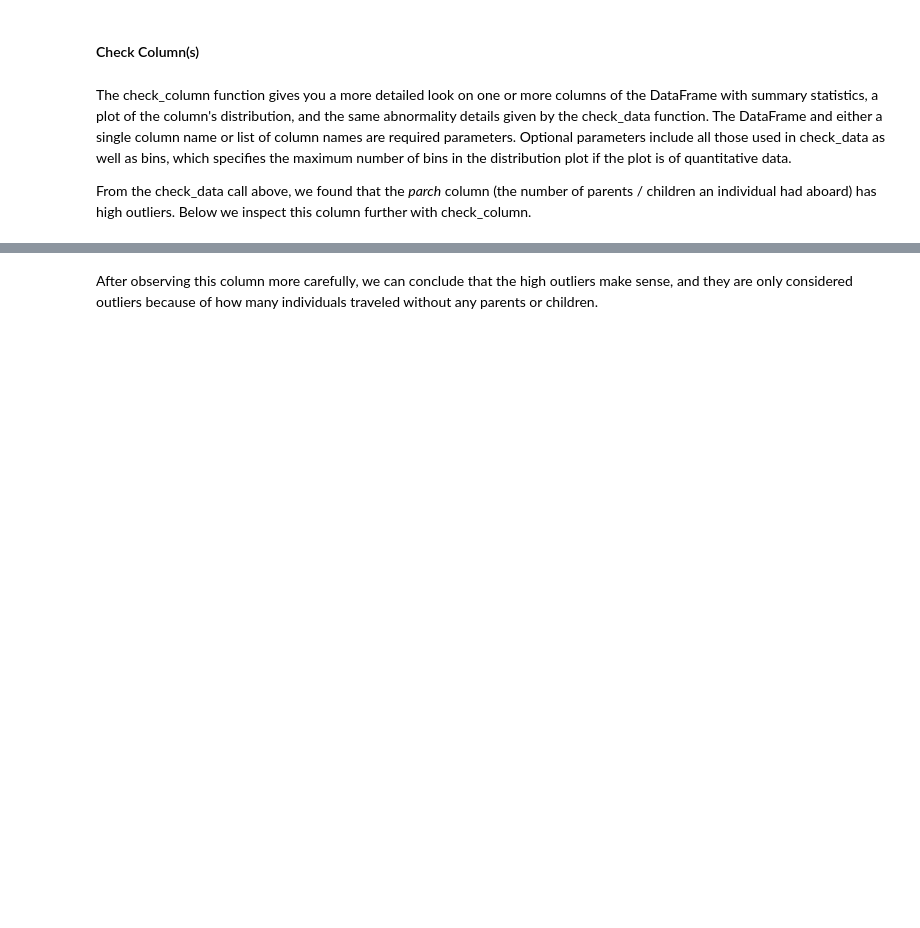
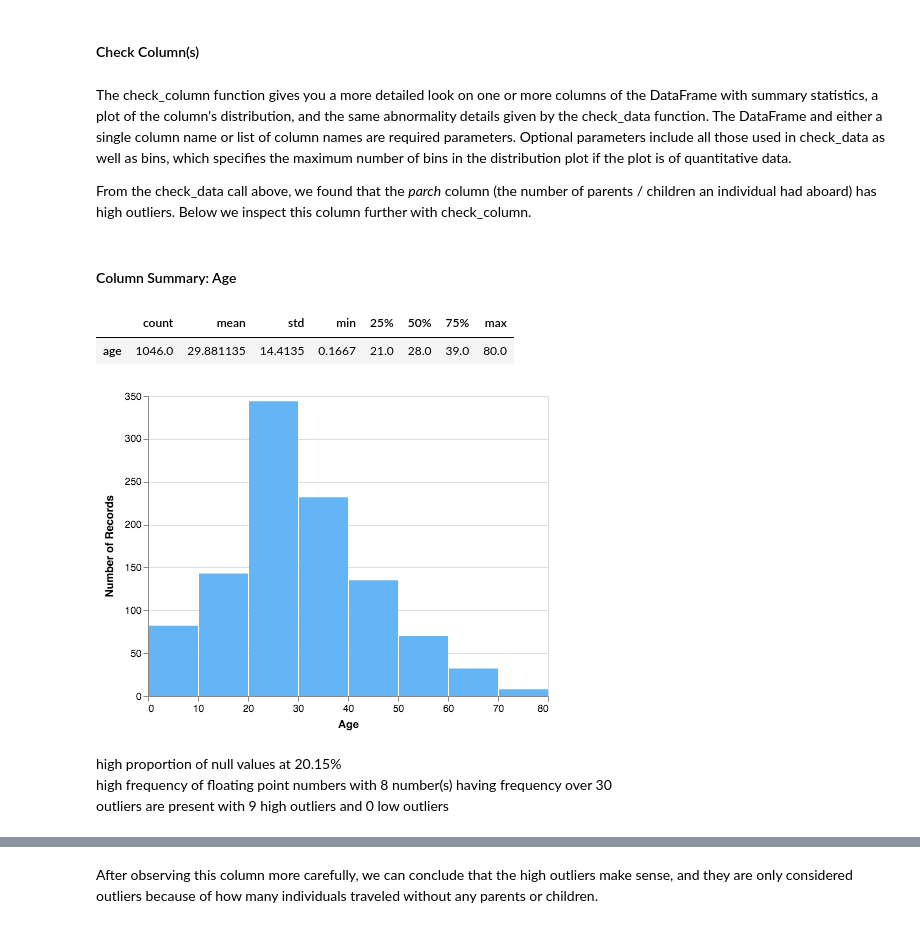
Before and after one commit to jupytercalpoly/plyto, a Jupyter notebook: PlytoData.ipynb, the cells around one changed output, grey strips where cells are left out. Saved outputs shown, nothing was run; the diff lists cells and outputs as text; code cells hidden in the pictures; blank space fills up the shorter version.

```diff
--- a/PlytoData.ipynb
+++ b/PlytoData.ipynb
@@ -22,5 +38,16 @@ check_data(data, columns=['sex','survived','parch','age'],
 The check_column function gives you a more detailed look on one or more columns of the DataFrame with summary statistics, a plot of the column's distribution, and the same abnormality details given by the check_data function. The DataFrame and either a single column name or list of column names are required parameters. Optional parameters include all those used in check_data as well as bins, which specifies the maximum number of bins in the distribution plot if the plot is of quantitative data.
 
 From the check_data call above, we found that the *parch* column (the number of parents / children an individual had aboard) has high outliers. Below we inspect this column further with check_column.
+# %%
+check_column(data, 'age', bins=15)
+# %% [output]
+#### Column Summary: Age
+|  | count | mean | std | min | 25% | 50% | 75% | max |
+| age | 1046.0 | 29.881135 | 14.4135 | 0.1667 | 21.0 | 28.0 | 39.0 | 80.0 |
+[figure, added]
+
+<div style = 'margin-left: 1em; text-indent:-1em;'>high proportion of null values at 20.15%</div>
+<div style = 'margin-left: 1em; text-indent:-1em;'>high frequency of floating point numbers with 8 number(s) having frequency over 30</div>
+<div style = 'margin-left: 1em; text-indent:-1em;'>outliers are present with 9 high outliers and 0 low outliers</div>
 # %%
 check_column(data, 'parch', bins=15, missing=0.10, cardinality=25, float_frequency=45, category_frequency=150)
```
Also changed, not shown: parts of 3 cells of this notebook, 8 other files.
